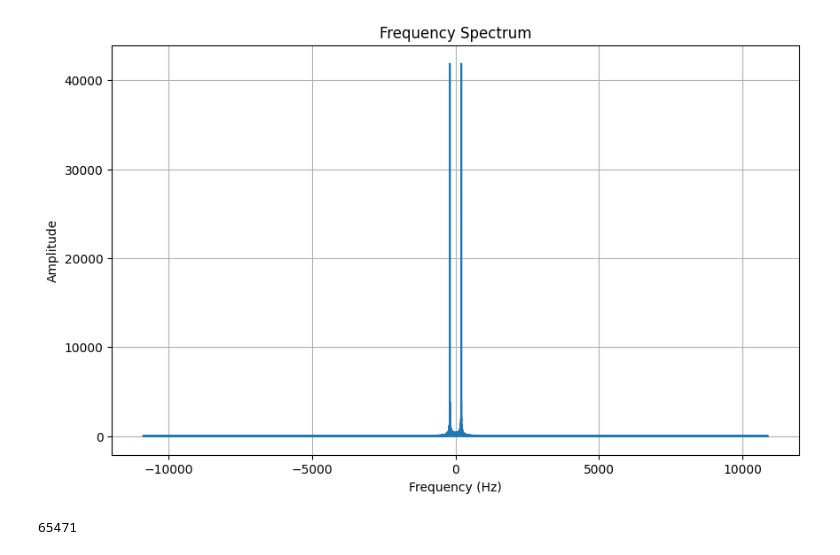
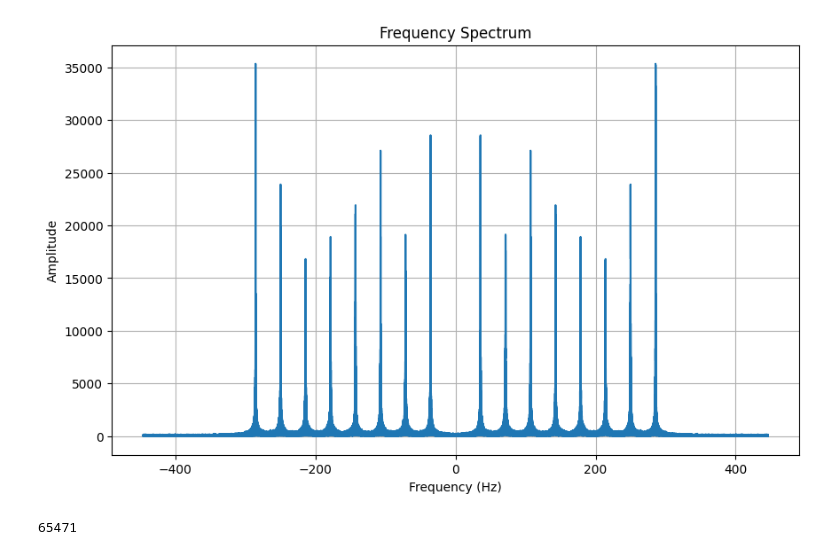
Before and after one commit to dcrovo/Neutrino-Pulse-Generator, a Jupyter notebook: test.ipynb, the cells around one changed output. Saved outputs shown, nothing was run; the diff lists cells and outputs as text; code cells hidden in the pictures.

```diff
--- a/test.ipynb
+++ b/test.ipynb
@@ -47,0 +54,32 @@ plt.show()
+# %%
+import matplotlib.pyplot as plt
+import numpy as np
+
+mod_signal1 = np.genfromtxt('build/data/channel0.csv', delimiter=',')
+mod_signal2 = np.genfromtxt('build/data/channel1.csv', delimiter=',')
+mod_signal3 = np.genfromtxt('build/data/channel2.csv', delimiter=',')
+mod_signal4 = np.genfromtxt('build/data/channel3.csv', delimiter=',')
+mod_signal5 = np.genfromtxt('build/data/channel4.csv', delimiter=',')
+mod_signal6 = np.genfromtxt('build/data/channel5.csv', delimiter=',')
+mod_signal7 = np.genfromtxt('build/data/channel6.csv', delimiter=',')
+mod_signal8 = np.genfromtxt('build/data/channel7.csv', delimiter=',')
+mod_signal = np.sum([mod_signal1,mod_signal2,
+                     mod_signal3,mod_signal4,
+                     mod_signal5,mod_signal6,
+                     mod_signal7,mod_signal8], axis=0)
+sampling_rate = 800000000
+num_samples = len(mod_signal)
+time_array = np.arange(num_samples)
+
+# Plot the signal
+plt.figure(figsize=(10, 4))
+
+plt.step(time_array[:],
+         mod_signal[:], label='Signal')
+plt.xlabel('Samples')
+plt.ylabel('Amplitude')
+plt.title('Exponential Decaying Signal')
+plt.legend()
+plt.grid()
+
+plt.show()
@@ -48,19 +88,19 @@ plt.show()
 # %%
 
 # Calculate the FFT (Fast Fourier Transform) to obtain the frequency spectrum
 fft_result = np.fft.fft(mod_signal)
-fft_freq = np.fft.fftfreq(len(mod_signal),4.59e-05)
+fft_freq = np.fft.fftfreq(len(mod_signal),0.00112061)
 
 # Plot the frequency spectrum
 plt.figure(figsize=(10, 6))
 plt.title("Frequency Spectrum")
 plt.xlabel("Frequency (Hz)")
 plt.ylabel("Amplitude")
 plt.plot(fft_freq, np.abs(fft_result))
 plt.grid()
 plt.show()
 # %% [output]
-[figure, old version]
+[figure, new version]
 # %%
 import numpy as np
 
```
Also changed, not shown: parts of 6 cells of this notebook, 11 other files.
